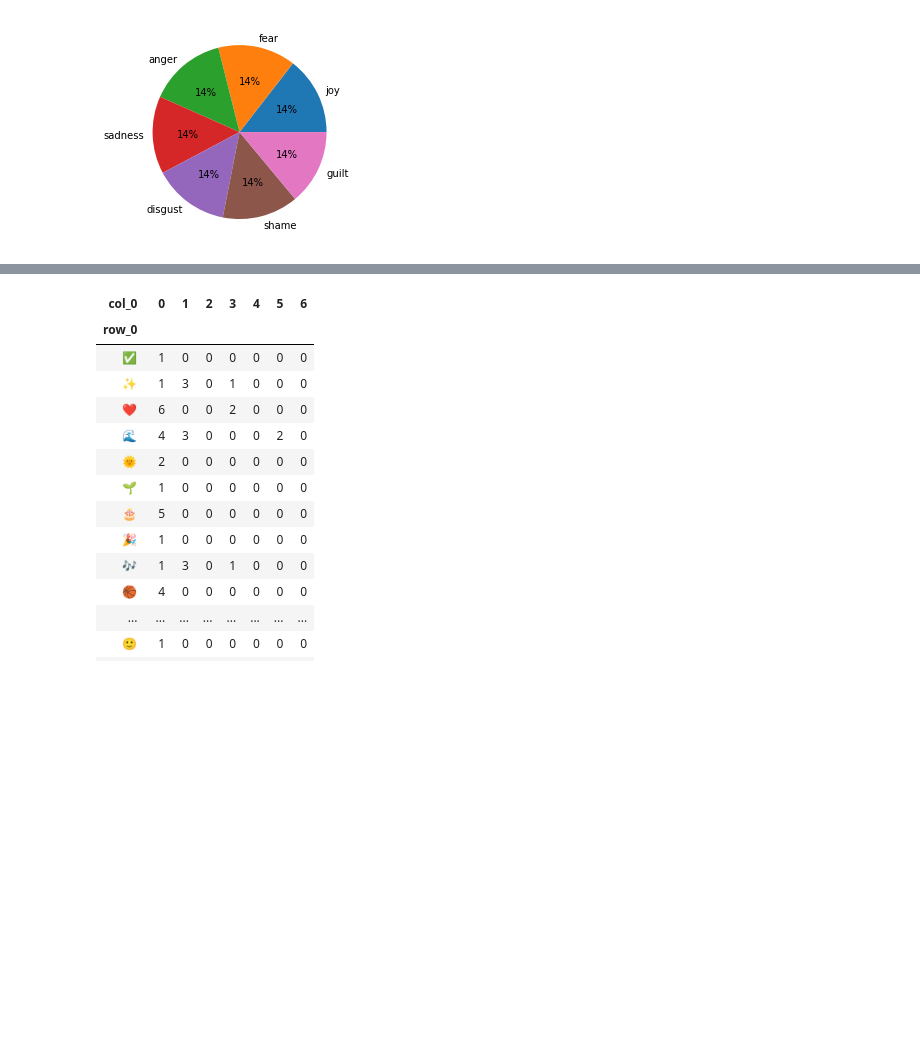
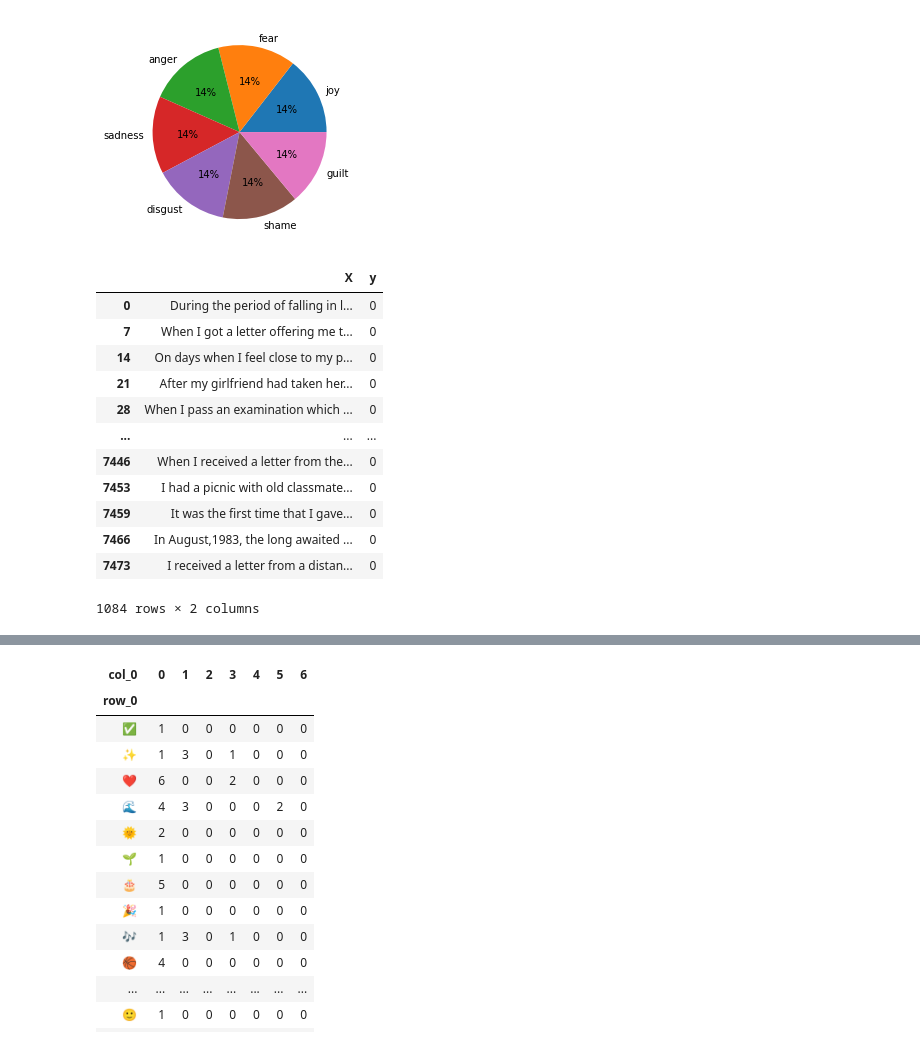
Before and after one commit to karabellyj/emoji-gpt2, a Jupyter notebook: notebooks/PsychExp-experiments.ipynb, the cells around one changed output, grey strips where cells are left out. Saved outputs shown, nothing was run; the diff lists cells and outputs as text; code cells hidden in the pictures; blank space fills up the shorter version.

```diff
--- a/notebooks/PsychExp-experiments.ipynb
+++ b/notebooks/PsychExp-experiments.ipynb
@@ -150,3 +150,21 @@ ax.set_ylabel(None)
 plt.savefig('SE0714-classes.pdf', dpi=300)
 # %% [output]
 [figure]
+# %%
+pd.set_option('display.max_colwidth', 1000)
+# %%
+df.loc[df.y == 0]
+# %% [output]
+|  | X | y |
+| 0 | During the period of falling in l... | 0 |
+| 7 | When I got a letter offering me t... | 0 |
+| 14 | On days when I feel close to my p... | 0 |
+| 21 | After my girlfriend had taken her... | 0 |
+| 28 | When I pass an examination which ... | 0 |
+| ... | ... | ... |
+| 7446 | When I received a letter from the... | 0 |
+| 7453 | I had a picnic with old classmate... | 0 |
+| 7459 | It was the first time that I gave... | 0 |
+| 7466 | In August,1983, the long awaited ... | 0 |
+| 7473 | I received a letter from a distan... | 0 |
+1084 rows × 2 columns
```
Also changed, not shown: parts of 6 cells of this notebook, 1 other file.
